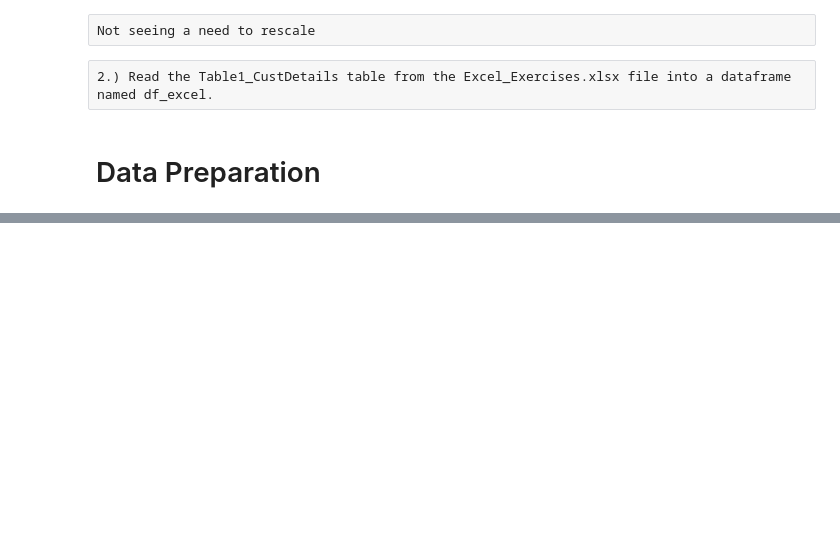
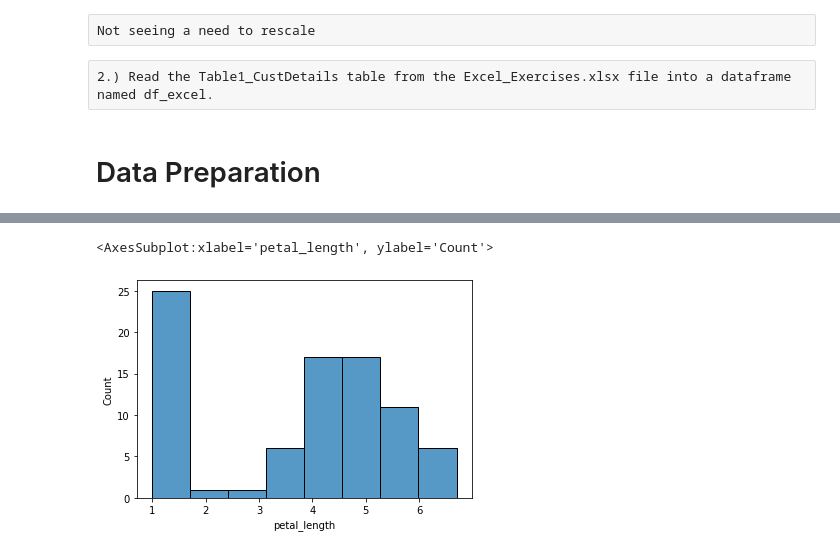
Before and after one commit to annah-vu/classification-exercises, a Jupyter notebook: classification_exercises.ipynb, the cells around one changed output, grey strips where cells are left out. Drawn from its saved outputs; the diff is of its cells as text; code cells hidden in the pictures; blank space fills up the shorter version.

```diff
--- a/classification_exercises.ipynb
+++ b/classification_exercises.ipynb
@@ -307,0 +260,5 @@ prep_iris(df)
+# %%
+sns.histplot(train.petal_length)
+# %% [output]
+<AxesSubplot:xlabel='petal_length', ylabel='Count'>
+[figure, added]
```
Also changed, not shown: parts of 75 cells of this notebook.
